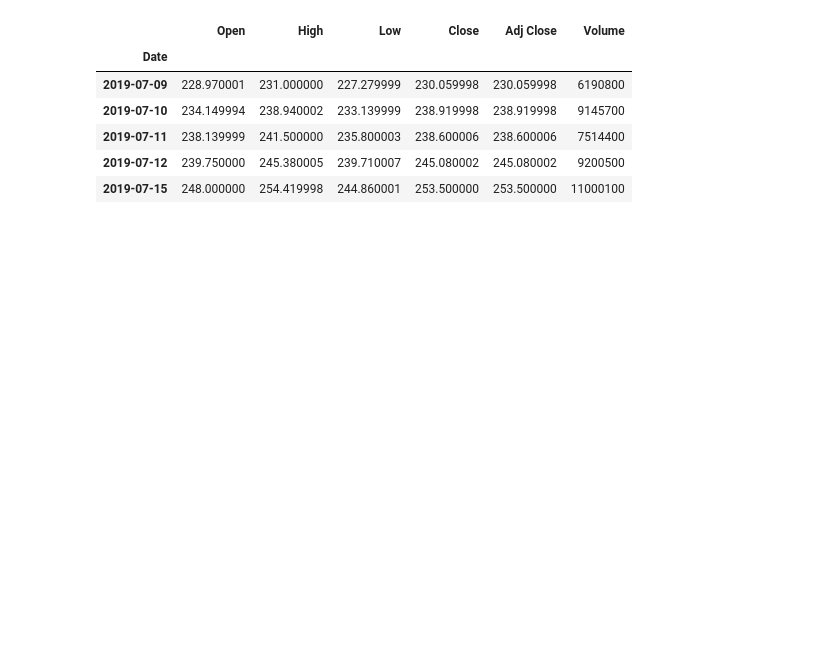
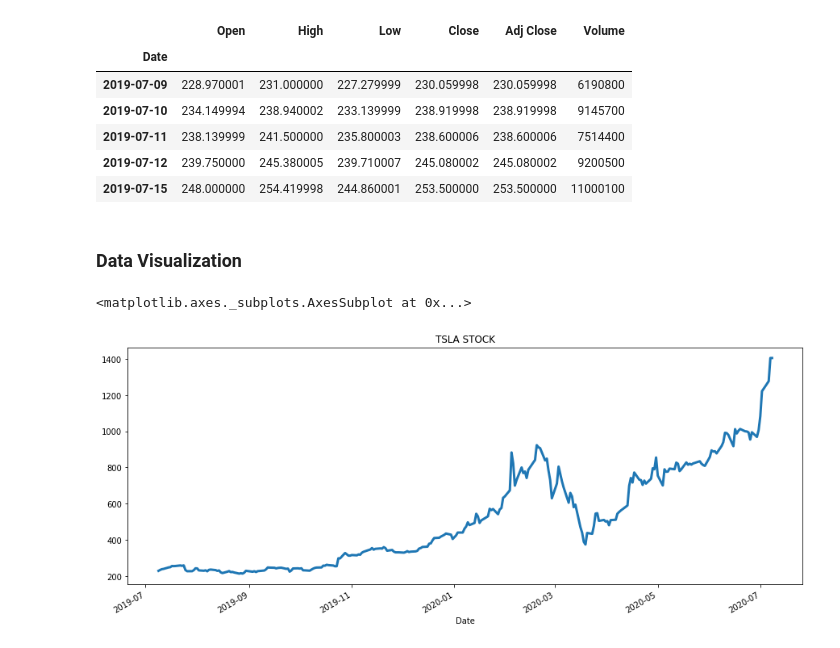
Before and after one commit to rooneyrulz/tesla_stock_analysis, a Jupyter notebook: Predictions.ipynb, the cells around one changed output. Saved outputs shown, nothing was run; the diff lists cells and outputs as text; code cells hidden in the pictures; blank space fills up the shorter version.

Commit message:
adding some data visualizations

```diff
--- a/Predictions.ipynb
+++ b/Predictions.ipynb
@@ -16,3 +16,11 @@ tsla_data.head()
 | 2019-07-11 | 238.139999 | 241.500000 | 235.800003 | 238.600006 | 238.600006 | 7514400 |
 | 2019-07-12 | 239.750000 | 245.380005 | 239.710007 | 245.080002 | 245.080002 | 9200500 |
 | 2019-07-15 | 248.000000 | 254.419998 | 244.860001 | 253.500000 | 253.500000 | 11000100 |
+# %% [markdown]
+### Data Visualization
+# %%
+# Let's Visualize The Open Prices
+tsla_data['Open'].plot(linewidth=3, figsize=(15, 6), title='TSLA STOCK')
+# %% [output]
+<matplotlib.axes._subplots.AxesSubplot at 0x...>
+[figure, added]
```
Also changed, not shown: parts of 3 cells of this notebook.
